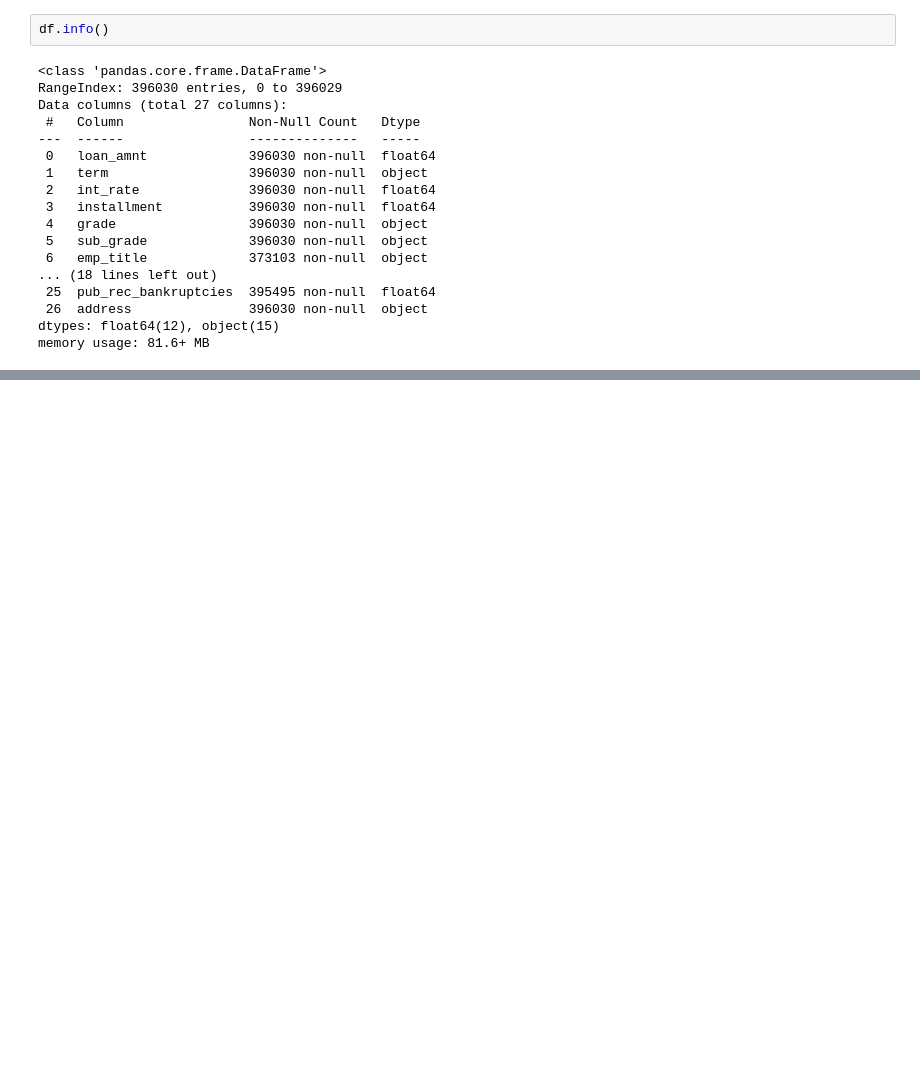
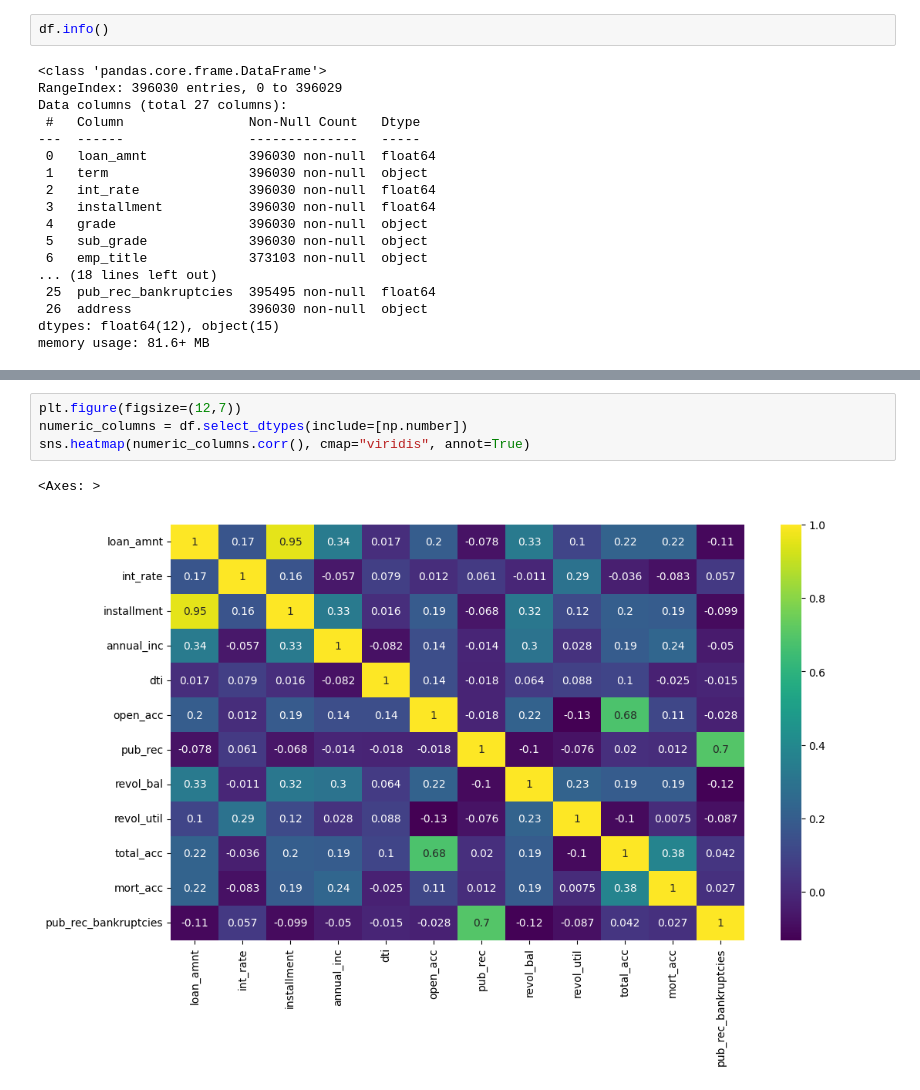
Before and after one commit to PrathamModi001/LendSure, a Jupyter notebook: loan_default_prediction.ipynb, the cells around one changed output, grey strips where cells are left out. Drawn from its saved outputs; the diff is of its cells as text; blank space fills up the shorter version.

```diff
--- a/loan_default_prediction.ipynb
+++ b/loan_default_prediction.ipynb
@@ -240,0 +267,7 @@ memory usage: 81.6+ MB
+# %%
+plt.figure(figsize=(12,7))
+numeric_columns = df.select_dtypes(include=[np.number])
+sns.heatmap(numeric_columns.corr(), cmap="viridis", annot=True)
+# %% [output]
+<Axes: >
+[figure, added]
```
Also changed, not shown: parts of 12 cells of this notebook.
